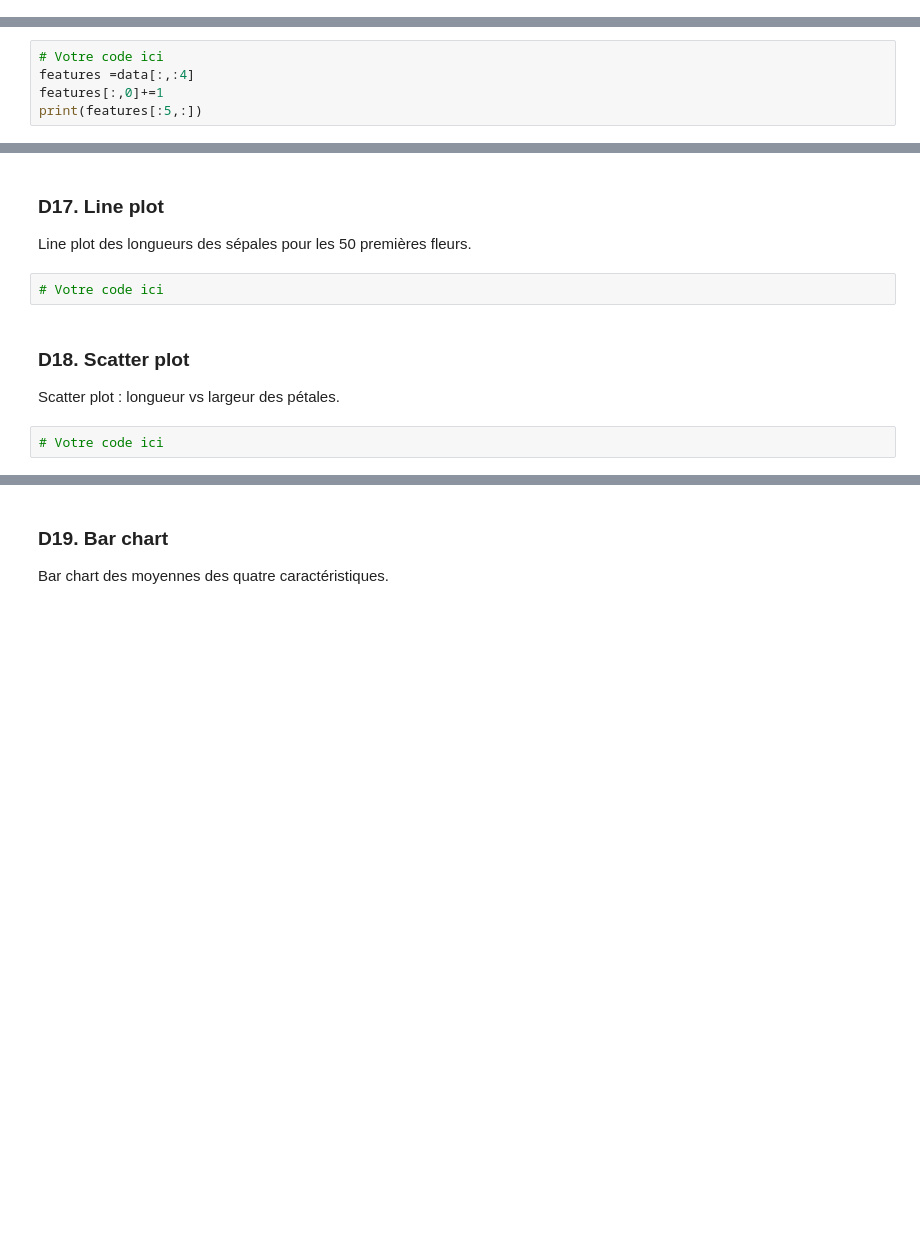
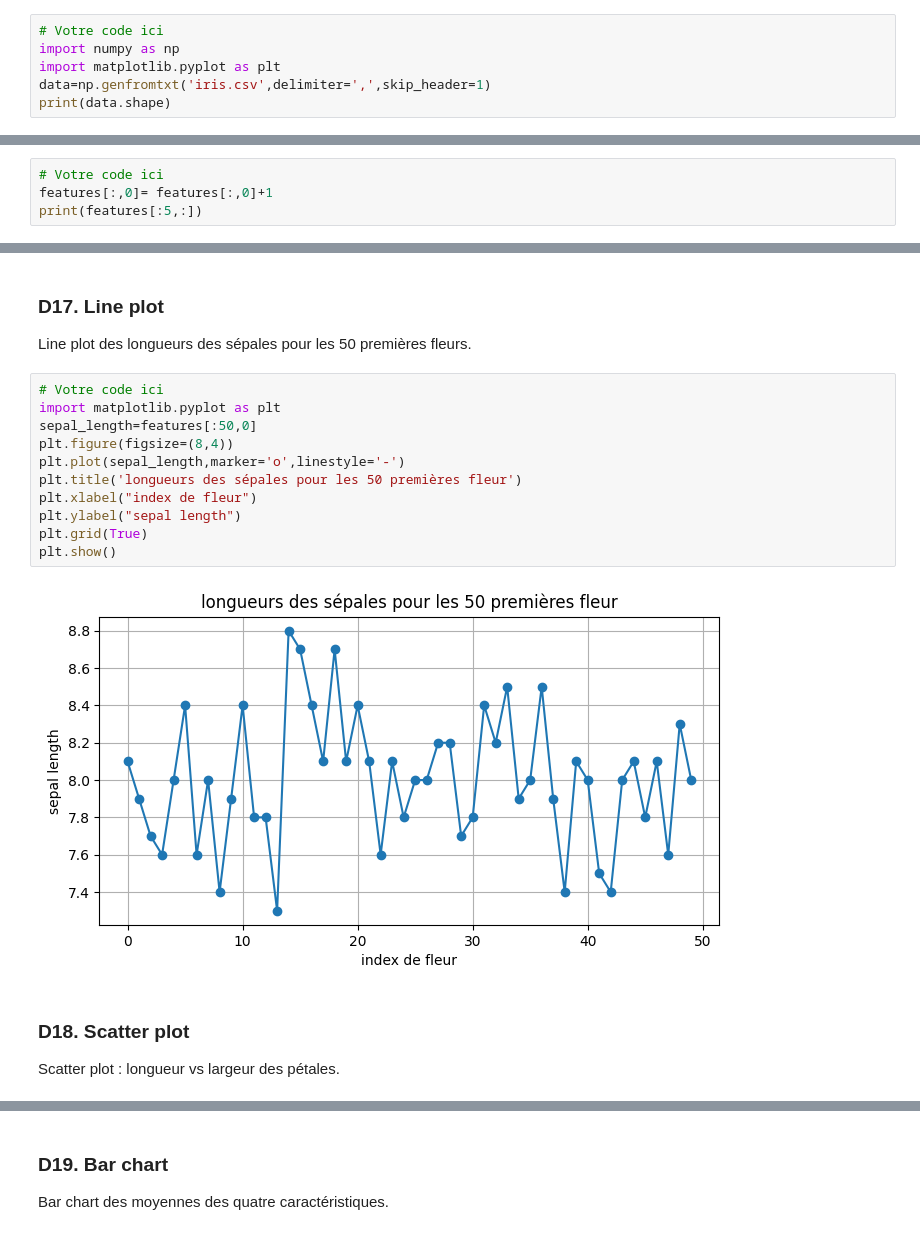
Before and after one commit to USMS-FPK-IA-GI-2025/controle-01-numpy-and-matplotlib-iris-salmaelfadili2010, a Jupyter notebook: notebooks/controle_numpy_matplotlib.ipynb, the cells around one changed output, grey strips where cells are left out. Drawn from its saved outputs; the diff is of its cells as text; blank space fills up the shorter version.

```diff
--- a/notebooks/controle_numpy_matplotlib.ipynb
+++ b/notebooks/controle_numpy_matplotlib.ipynb
@@ -26,0 +25,6 @@ Stockez les données dans un array nommé `data` et affichez sa `shape`.
+# %%
+# Votre code ici
+import numpy as np
+import matplotlib.pyplot as plt
+data=np.genfromtxt('iris.csv',delimiter=',',skip_header=1)
+print(data.shape)
@@ -106,8 +207,7 @@ Simulez des valeurs NaN et remplacez-les avec `np.nan_to_num`.
 Ajoutez 1 à toutes les valeurs de la première colonne de `features`.
 # %%
 # Votre code ici
-features =data[:,:4]
-features[:,0]+=1
+features[:,0]= features[:,0]+1
 print(features[:5,:])
 # %% [output]
 [[8.1 3.5 1.4 0.2]
@@ -125,10 +230,19 @@ Créez un array binaire indiquant si la longueur des pétales est supérieure à
 # %% [markdown]
 ### D17. Line plot
 Line plot des longueurs des sépales pour les 50 premières fleurs.
-# %%
-# Votre code ici
+# %%
+# Votre code ici
+import matplotlib.pyplot as plt
+sepal_length=features[:50,0]
+plt.figure(figsize=(8,4))
+plt.plot(sepal_length,marker='o',linestyle='-')
+plt.title('longueurs des sépales pour les 50 premières fleur')
+plt.xlabel("index de fleur")
+plt.ylabel("sepal length")
+plt.grid(True)
+plt.show()
+# %% [output]
+[figure, added]
 # %% [markdown]
 ### D18. Scatter plot
 Scatter plot : longueur vs largeur des pétales.
-# %%
-# Votre code ici
```
Also changed, not shown: parts of 46 cells of this notebook.
